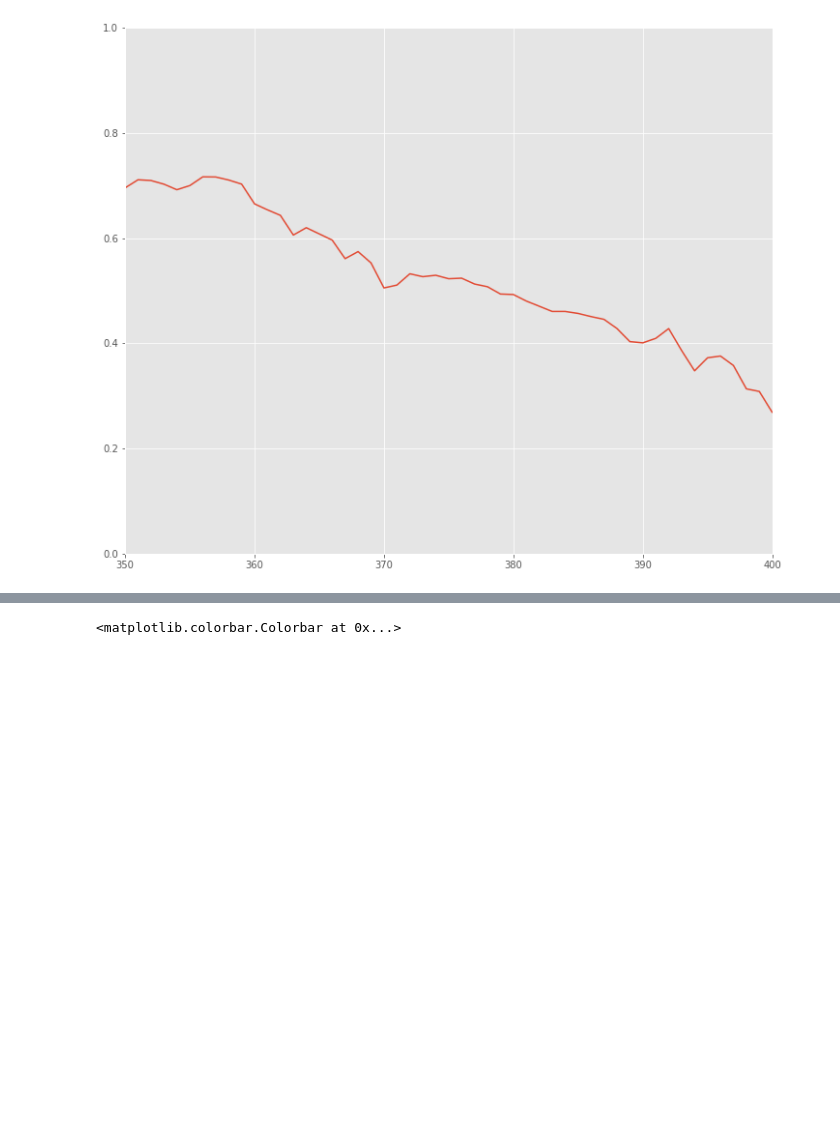
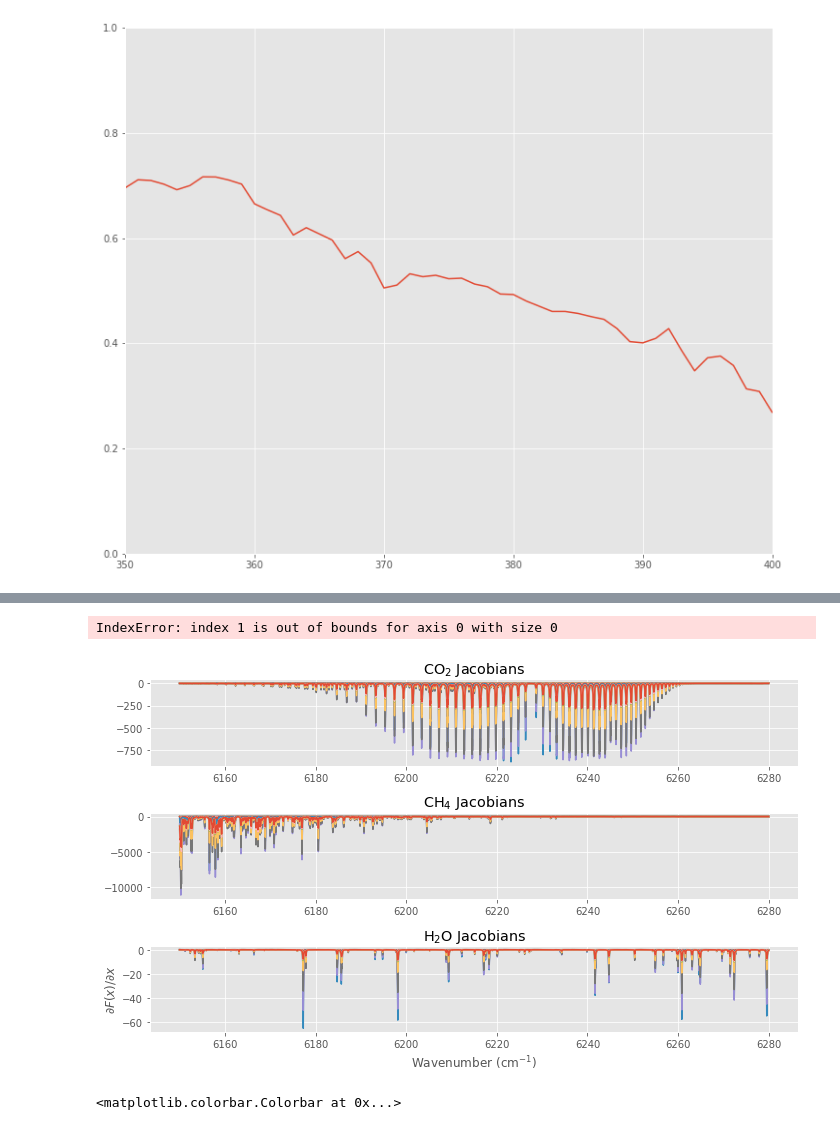
Before and after one commit to cfranken/ESE156, a Jupyter notebook: projects/Quantitative_Methane_Retrievals.ipynb, the cells around one changed output, grey strips where cells are left out. Saved outputs shown, nothing was run; the diff lists cells and outputs as text; code cells hidden in the pictures; blank space fills up the shorter version.

```diff
--- a/projects/Quantitative_Methane_Retrievals.ipynb
+++ b/projects/Quantitative_Methane_Retrievals.ipynb
@@ -56,3 +60,19 @@ plt.ylim(0,1)
 # %% [output]
 (0, 1)
 [figure]
+# %%
+# Read in the cross sections from example 3:
+import h5py as h5
+# Open up a file (will be generate if non-existent)
+f = h5.File('crossSections_LongTropics.h5')
+# Save the most important variables we would like to keep:
+cs_matrix_co2 = f['CrossSections/cs_matrix_co2'][:]
+cs_matrix_ch4 = f['CrossSections/cs_matrix_ch4'][:]
+cs_matrix_h2o = f['CrossSections/cs_matrix_h2o'][:]
+VCD_dry = f['Profiles/VCD_dry'][:]
+vmr_h2o = f['Profiles/vmr_h2o'][:]
+nu = f['wavenumberGrid'][:]
+
+Tsolar = f['Tsolar'][:]
+pressure = f['Profiles/p'][:]
+f.close()
@@ -58,0 +115,13 @@ plt.ylim(0,1)
+# %%
+# Now let us define the state vector x
+x = np.zeros((3*72+3,))
+# It is basically the VMRs stacked in the vector
+x[0:72] = 400.e-6     # CO2 in ppm
+x[72:2*72] = 1900.e-9 # CH4 in ppb
+x[2*72:3*72]= vmr_h2o # from model!
+
+# Last: The polynomial coefficients at the end of the state vector!
+poly = [1e-7,-0.01,25]
+x[3*72:] = poly
+# Check this if you want!
+#print(x)
@@ -59,3 +182,23 @@ plt.ylim(0,1)
+# %%
+F1,K = ForwardModel(x,mySetup,True)
+# %% [output]
+IndexError: index 1 is out of bounds for axis 0 with size 0
+# %%
+figsize(10,6)
+plt.subplot(311)
+plt.plot(mySetup.nu_out, K[:,0:72:5])
+plt.title('CO$_2$ Jacobians')
+plt.subplot(312)
+plt.plot(mySetup.nu_out, K[:,72:72*2:5])
+plt.title('CH$_4$ Jacobians')
+plt.subplot(313)
+plt.plot(mySetup.nu_out, K[:,72*2:72*3:5])
+plt.title('H$_2$O Jacobians')
+plt.xlabel(r'Wavenumber (cm$^{-1}$)')
+plt.ylabel('$\partial F(x)/\partial x$')
+plt.tight_layout()
+# %% [output]
+[figure, added]
 # %%
 ch4_rad = (img[2000:3000,:,392]+img[2000:3000,:, 396])/2
 imshow(img[2000:3000,:,394] / ch4_rad)
```
Also changed, not shown: parts of 6 cells of this notebook, 2 other files.
